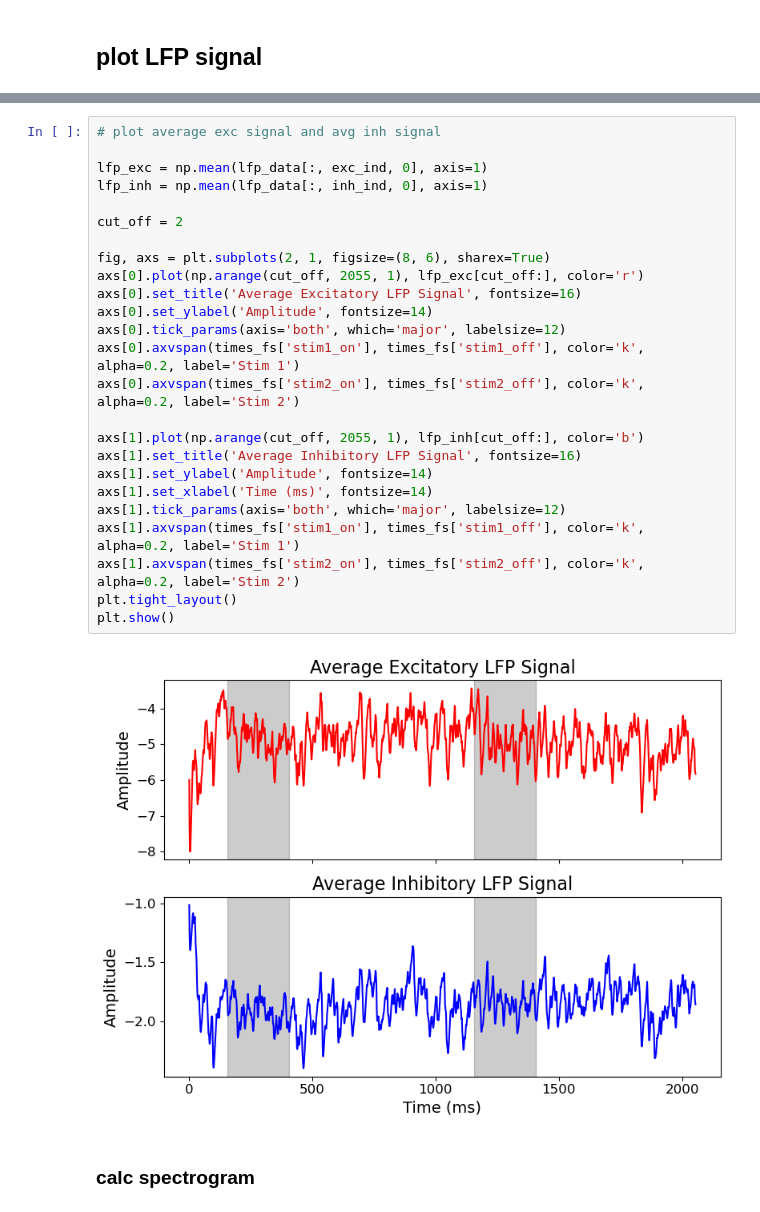
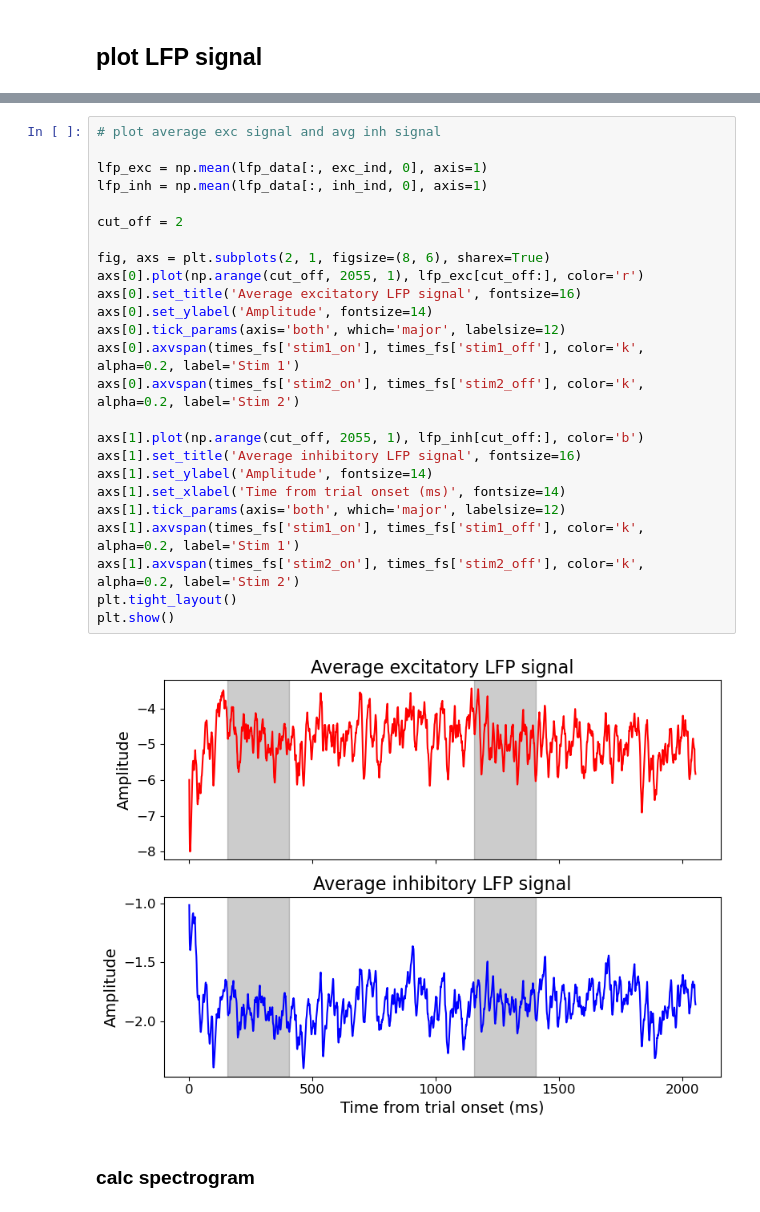
Before and after one commit to renee-tung/spikeRNN, a Jupyter notebook: analysis/4_LFP/1_power/visualize_LFP_calc.ipynb, the cells around one changed output, grey strips where cells are left out. Cells and saved outputs as stored; diff of their text form.

Commit message:
figures for qual

```diff
--- a/analysis/4_LFP/1_power/visualize_LFP_calc.ipynb
+++ b/analysis/4_LFP/1_power/visualize_LFP_calc.ipynb
@@ -77,30 +77,30 @@ plt.show()
 # %%
 # plot average exc signal and avg inh signal
 
 lfp_exc = np.mean(lfp_data[:, exc_ind, 0], axis=1)
 lfp_inh = np.mean(lfp_data[:, inh_ind, 0], axis=1)
 
 cut_off = 2
 
 fig, axs = plt.subplots(2, 1, figsize=(8, 6), sharex=True)
 axs[0].plot(np.arange(cut_off, 2055, 1), lfp_exc[cut_off:], color='r')
-axs[0].set_title('Average Excitatory LFP Signal', fontsize=16)
+axs[0].set_title('Average excitatory LFP signal', fontsize=16)
 axs[0].set_ylabel('Amplitude', fontsize=14)
 axs[0].tick_params(axis='both', which='major', labelsize=12)
 axs[0].axvspan(times_fs['stim1_on'], times_fs['stim1_off'], color='k', alpha=0.2, label='Stim 1')
 axs[0].axvspan(times_fs['stim2_on'], times_fs['stim2_off'], color='k', alpha=0.2, label='Stim 2')
 
 axs[1].plot(np.arange(cut_off, 2055, 1), lfp_inh[cut_off:], color='b')
-axs[1].set_title('Average Inhibitory LFP Signal', fontsize=16)
+axs[1].set_title('Average inhibitory LFP signal', fontsize=16)
 axs[1].set_ylabel('Amplitude', fontsize=14)
-axs[1].set_xlabel('Time (ms)', fontsize=14)
+axs[1].set_xlabel('Time from trial onset (ms)', fontsize=14)
 axs[1].tick_params(axis='both', which='major', labelsize=12)
 axs[1].axvspan(times_fs['stim1_on'], times_fs['stim1_off'], color='k', alpha=0.2, label='Stim 1')
 axs[1].axvspan(times_fs['stim2_on'], times_fs['stim2_off'], color='k', alpha=0.2, label='Stim 2')
 plt.tight_layout()
 plt.show()
 # %% [output]
-[figure, old version]
+[figure, new version]
 # %% [markdown]
 ### calc spectrogram
 # %%
```
Also changed, not shown: parts of 4 cells of this notebook, 9 other files.
